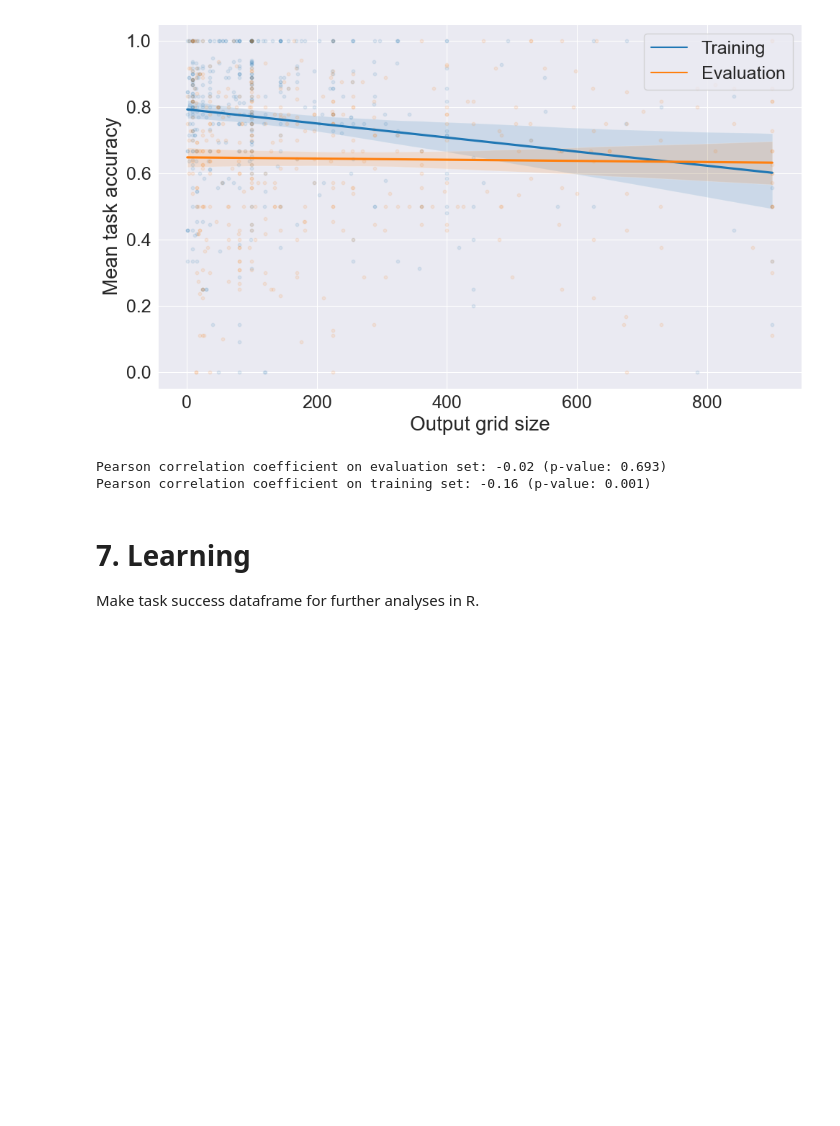
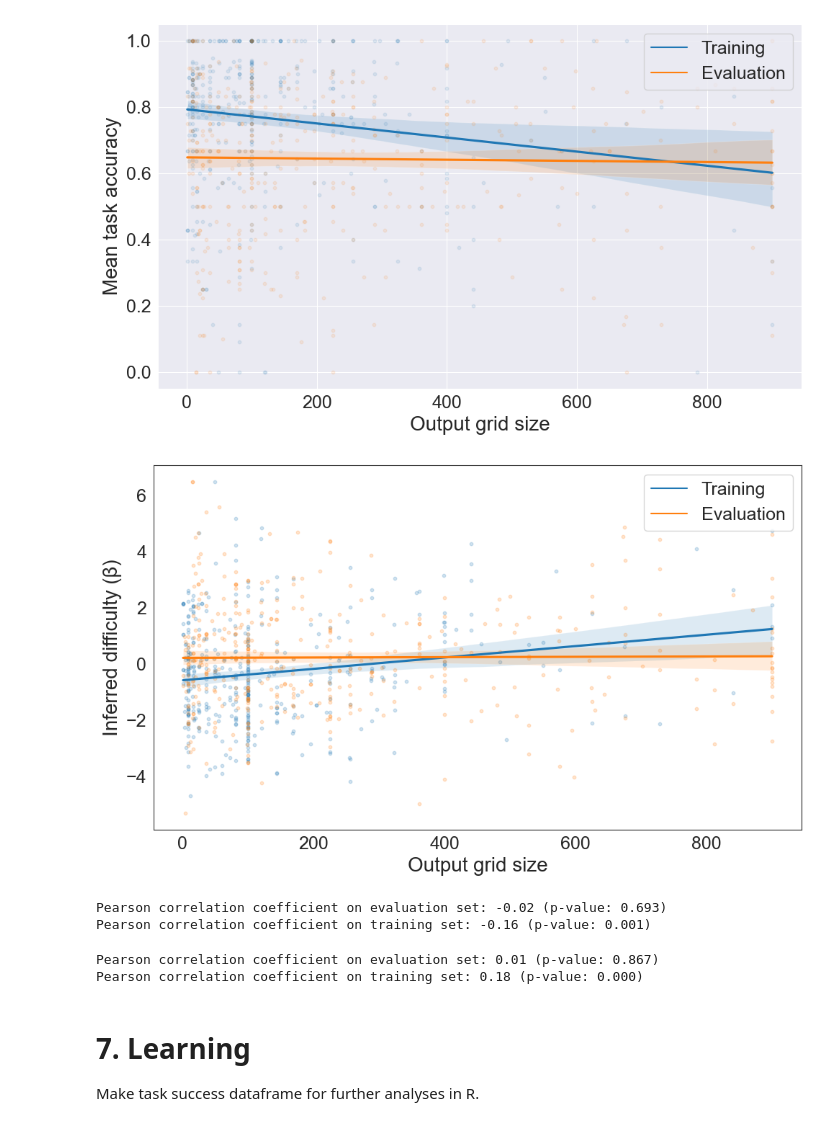
Before and after one commit to Le-Gris/h-arc, a Jupyter notebook: analysis/1-basic-results.ipynb, the cells around one changed output. Drawn from its saved outputs; the diff is of its cells as text; code cells hidden in the pictures; blank space fills up the shorter version.

```diff
--- a/analysis/1-basic-results.ipynb
+++ b/analysis/1-basic-results.ipynb
@@ -1181,6 +1261,55 @@ plt.savefig(
 plt.show()
 # %% [output]
 [figure]
+# %%
+# plot regression of inferred beta vs grid size
+sns.set_style("white")
+fig, ax = plt.subplots(figsize=(10, 6))
+
+# Join grid size data with IRT difficulty estimates
+task_stats_irt = arc_grid_size.join(
+    irt_diff.select(["tasks", "diff_mean", "task_type"]),
+    left_on="task_name",
+    right_on="tasks",
+    how="inner",
+)
+
+# Create regression plots
+sns.regplot(
+    data=task_stats_irt.filter(pl.col("task_type") == "training"),
+    x="grid_size",
+    y="diff_mean",
+    scatter_kws={"alpha": 0.2, "s": 10},
+    ax=ax,
+    label="Training",
+)
+sns.regplot(
+    data=task_stats_irt.filter(pl.col("task_type") == "evaluation"),
+    x="grid_size",
+    y="diff_mean",
+    scatter_kws={"alpha": 0.2, "s": 10},
+    ax=ax,
+    label="Evaluation",
+)
+
+ax.set_xlabel("Output grid size", fontsize=20)
+ax.set_ylabel("Inferred difficulty (β)", fontsize=20)
+
+# Create legend
+color_palette = sns.color_palette("tab10")
+line_training = Line2D([0], [0], label="Training", color=color_palette[0])
+line_evaluation = Line2D([0], [0], label="Evaluation", color=color_palette[1])
+handles = [line_training, line_evaluation]
+labels = ["Training", "Evaluation"]
+plt.legend(handles=handles, labels=labels, fontsize=18, loc="upper right")
+
+plt.xticks(fontsize=18)
+plt.yticks(fontsize=18)
+plt.tight_layout()
+plt.savefig("../figures/IRT_difficulty_vs_grid_size.png", dpi=300, bbox_inches="tight")
+plt.show()
+# %% [output]
+[figure, added]
 # %%
 # correlation between grid size and mean task accuracy
 def calculate_correlation(data, task_type):
@@ -1207,6 +1336,32 @@ calculate_correlation(task_stats, "training")
 # %% [output]
 Pearson correlation coefficient on evaluation set: -0.02 (p-value: 0.693)
 Pearson correlation coefficient on training set: -0.16 (p-value: 0.001)
+# %%
+# compute correlation between grid size and inferred beta
+def calculate_correlation_irt(data, task_type):
+    x = (
+        data.filter(pl.col("task_type") == task_type)
+        .select("grid_size")
+        .to_numpy()
+        .flatten()
+    )
+    y = (
+        data.filter(pl.col("task_type") == task_type)
+        .select("diff_mean")
+        .to_numpy()
+        .flatten()
+    )
+    corr, p_value = pearsonr(x, y)
+    print(
+        f"Pearson correlation coefficient on {task_type} set: {corr:.2f} (p-value: {p_value:.3f})"
+    )
+
+
+calculate_correlation_irt(task_stats_irt, "evaluation")
+calculate_correlation_irt(task_stats_irt, "training")
+# %% [output]
+Pearson correlation coefficient on evaluation set: 0.01 (p-value: 0.867)
+Pearson correlation coefficient on training set: 0.18 (p-value: 0.000)
 # %% [markdown]
 # 7. Learning
 
```
Also changed, not shown: parts of 8 cells of this notebook, 7 other files.
